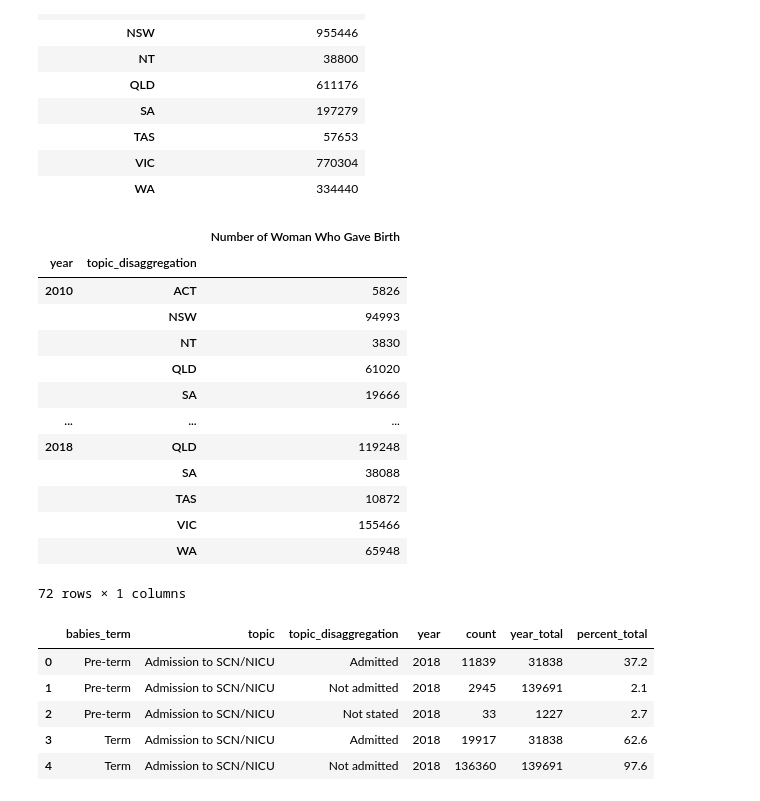
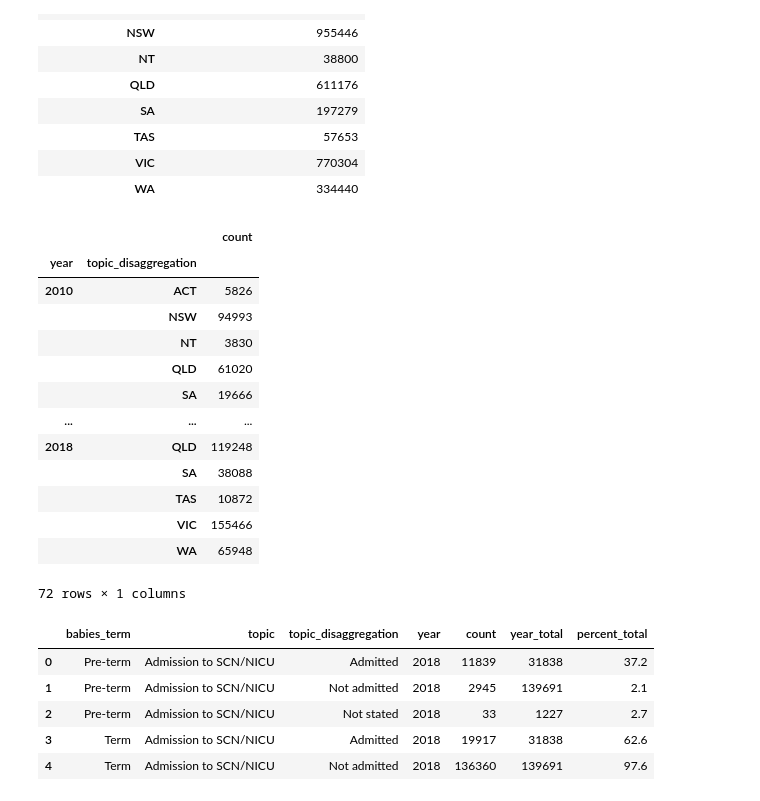
Before and after one commit to KirstieMcCown/finalproject, a Jupyter notebook: data_cleaning/mothers.ipynb, the cells around one changed output. Cells and saved outputs as stored; diff of their text form; code cells hidden in the pictures.

```diff
--- a/data_cleaning/mothers.ipynb
+++ b/data_cleaning/mothers.ipynb
@@ -374,19 +374,19 @@ birth_state_df
 # %%
 # Count the total number of woman who gave birth in each state between 2010 and 2018
 statedropped = mothers_df.loc[mothers_df["topic"]== "State and territory of birth"]
 # dropped = dropped.loc[dropped["topic_disaggregation"]!= "Not stated"]
 
 # Group by year and state
 birth_state = statedropped.groupby(["year", "topic_disaggregation"])
 
 birth_state_count = birth_state["count"].sum()
 
-birth_state_df = pd.DataFrame ({"Number of Woman Who Gave Birth":birth_state_count})
+birth_state_df = pd.DataFrame ({"count":birth_state_count})
 
 # Display the data frame
 birth_state_df
 # %% [output]
-|  |  | Number of Woman Who Gave Birth |
+|  |  | count |
 | year | topic_disaggregation |  |
 | 2010 | ACT | 5826 |
 |  | NSW | 94993 |
```
Also changed, not shown: parts of 1 cell of this notebook, 18 other files.
